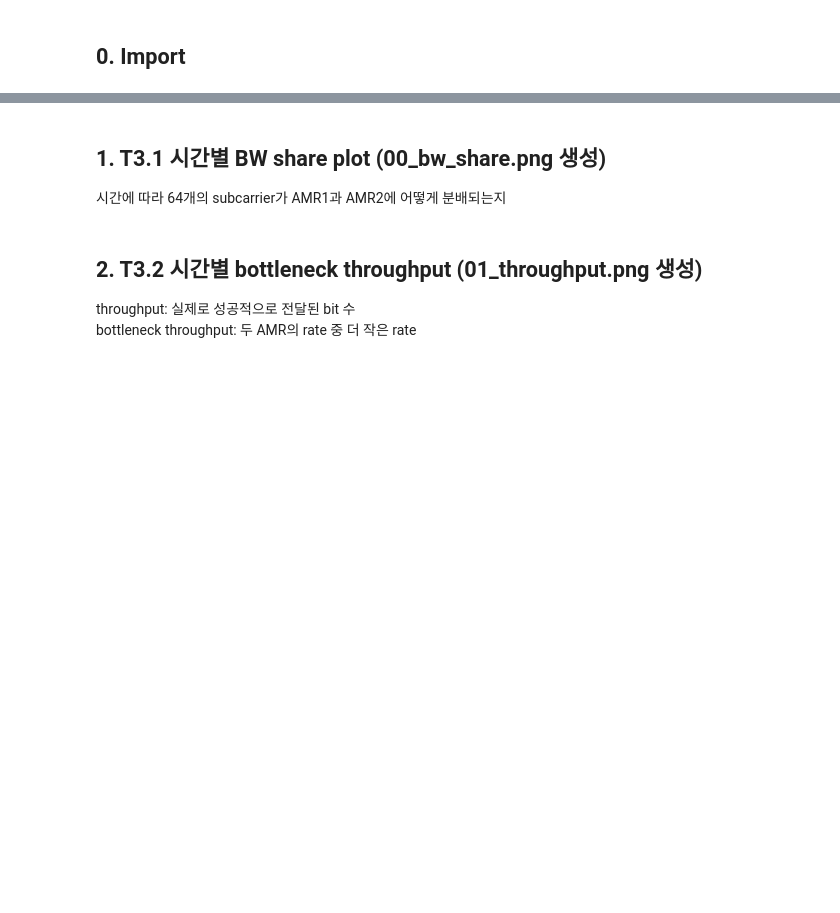
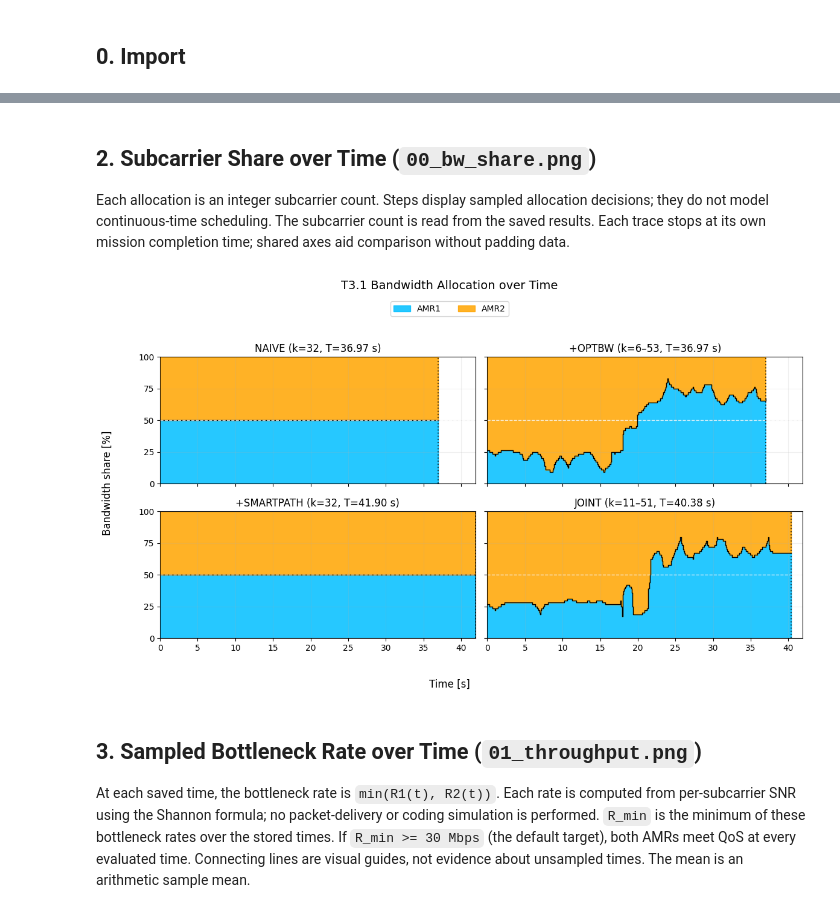
Before and after one commit to suj5239-cpu/warehouse-amr-radio-resource-allocation, a Jupyter notebook: 03_allocation_path_ablation.ipynb, the cells around one changed output, grey strips where cells are left out. Saved outputs shown, nothing was run; the diff lists cells and outputs as text; code cells hidden in the pictures; blank space fills up the shorter version.

```diff
--- a/03_allocation_path_ablation.ipynb
+++ b/03_allocation_path_ablation.ipynb
@@ -89,15 +160,19 @@ for scheme, result in RESULTS.items():
 # %% [markdown]
-## 1. T3.1 시간별 BW share plot (00_bw_share.png 생성)
-시간에 따라 64개의 subcarrier가 AMR1과 AMR2에 어떻게 분배되는지
+## 2. Subcarrier Share over Time (`00_bw_share.png`)
+
+Each allocation is an integer subcarrier count. Steps display sampled
+allocation decisions; they do not model continuous-time scheduling.
+The subcarrier count is read from the saved results. Each trace stops at its
+own mission completion time; shared axes aid comparison without padding data.
 # %%
-# 사용할 4가지 scheme
+# Schemes included in the comparison
 SCHEME_ORDER = ("NAIVE", "+OPTBW", "+SMARTPATH", "JOINT")
 
-# 가장 긴 T 찾기
-# scheme마다 임무시간이 다르므로, 비교를 위해 x축을 가장 긴 T로 통일
+# Find the longest mission-completion time.
+# Use the longest mission time as the shared x-axis limit for a consistent visual scale.
 T_MAX = max(RESULTS[scheme]["mission_time_s"] for scheme in SCHEME_ORDER)
 
-# 2*2 subplot 생성
+# Create a 2 × 2 panel layout.
 fig, axes = plt.subplots(2, 2, figsize=(12, 7), sharex=True, sharey=True)
 axes = axes.ravel()
 
@@ -105,74 +180,81 @@ legend_handles = None
 
 for ax, scheme in zip(axes, SCHEME_ORDER):
 
-    # time과 split_k 가져오기
+    # Retrieve the time axis and subcarrier split.
     result = RESULTS[scheme]
     time_s = result["time_s"]
     split_k = result["split_k"]
 
-    # AMR1이 전체 subcarrier 중 몇 개를 받는지 계산
+    # Convert AMR1’s allocated subcarrier count to a percentage.
     amr1_share = 100.0 * split_k / N_SC
-    # AMR1의 영역 표시
+    # Shade AMR1’s allocation.
     h1 = ax.fill_between(
         time_s, 0, amr1_share,
-        color="deepskyblue", alpha=0.85, label="AMR1"
+        color="deepskyblue", alpha=0.85, label="AMR1", step="post"
     )
-    # 남은 부분 = AMR2의 영역
+    # Shade the remaining allocation for AMR2.
     h2 = ax.fill_between(
         time_s, amr1_share, 100,
-        color="orange", alpha=0.85, label="AMR2"
+        color="orange", alpha=0.85, label="AMR2", step="post"
     )
 
-    # 두 AMR의 경계 표시
-    ax.plot(time_s, amr1_share, color="black", lw=1.0)
-    # 50% 위치를 점선으로 표시
+    # Draw the boundary between the two allocations.
+    ax.step(time_s, amr1_share, where="post", color="black", lw=1.0)
+    # Mark the equal 50% split with a dashed reference line.
     ax.axhline(50, color="white", ls="--", lw=1.0, alpha=0.8)
 
-    # 임무 완료 시점 (x축을 통일했으므로 어디서 끝나는지 표시)
+    # Mark each scheme’s completion time on the shared x-axis.
     ax.axvline(
         result["mission_time_s"],
         color="black", ls=":", lw=1.4, alpha=0.7
     )
 
-    # split_k 범위 확인
+    # Summarize the subcarrier-split range.
     split_min = int(split_k.min())
     split_max = int(split_k.max())
 
     if split_min == split_max:
         split_text = f"k={split_min}"
     else:
         split_text = f"k={split_min}\u2013{split_max}"
 
-    # subplot 제목
+    # Configure the panel title.
     ax.set_title(
         f"{scheme} ({split_text}, T={result['mission_time_s']:.2f} s)"
     )
 
-    # 축 설정
+    # Configure panel axes.
     ax.set_xlim(0, T_MAX)
     ax.set_ylim(0, 100)
     ax.set_yticks([0, 25, 50, 75, 100])
     ax.grid(alpha=0.2)
 
     if legend_handles is None:
         legend_handles = (h1, h2)
 
-# 전체 figure 설정
+# Configure the shared figure labels and legend.
 fig.supxlabel("Time [s]")
 fig.supylabel("Bandwidth share [%]")
 fig.suptitle("T3.1 Bandwidth Allocation over Time", fontsize=14)
 fig.legend(
     legend_handles, ("AMR1", "AMR2"),
     loc="upper center", bbox_to_anchor=(0.5, 0.94), ncol=2
 )
 
 plt.tight_layout(rect=(0.03, 0.03, 1, 0.90))
 
 BW_SHARE_PATH = FIGURES_DIR / "00_bw_share.png"
 fig.savefig(BW_SHARE_PATH, dpi=300, bbox_inches="tight")
 plt.show()
+# %% [output]
+[figure, added]
 # %% [markdown]
-## 2. T3.2 시간별 bottleneck throughput (01_throughput.png 생성)
-throughput: 실제로 성공적으로 전달된 bit 수\
-bottleneck throughput: 두 AMR의 rate 중 더 작은 rate
+## 3. Sampled Bottleneck Rate over Time (`01_throughput.png`)
+
+At each saved time, the bottleneck rate is `min(R1(t), R2(t))`. Each rate is
+computed from per-subcarrier SNR using the Shannon formula; no packet-delivery
+or coding simulation is performed. `R_min` is the minimum of these bottleneck
+rates over the stored times. If `R_min >= 30 Mbps` (the default target), both
+AMRs meet QoS at every evaluated time. Connecting lines are visual guides,
+not evidence about unsampled times. The mean is an arithmetic sample mean.
 # %%
```
Also changed, not shown: parts of 9 cells of this notebook, 21 other files.
